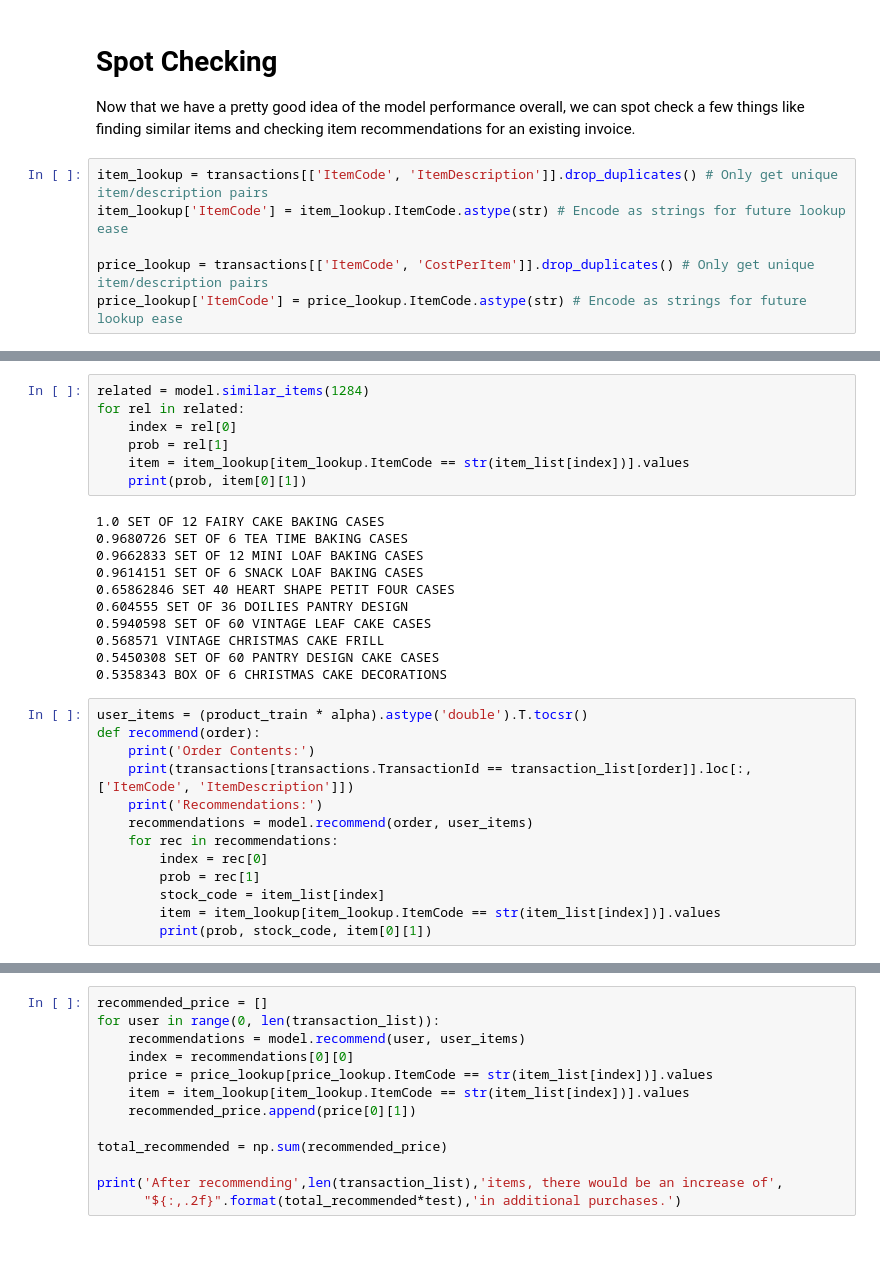
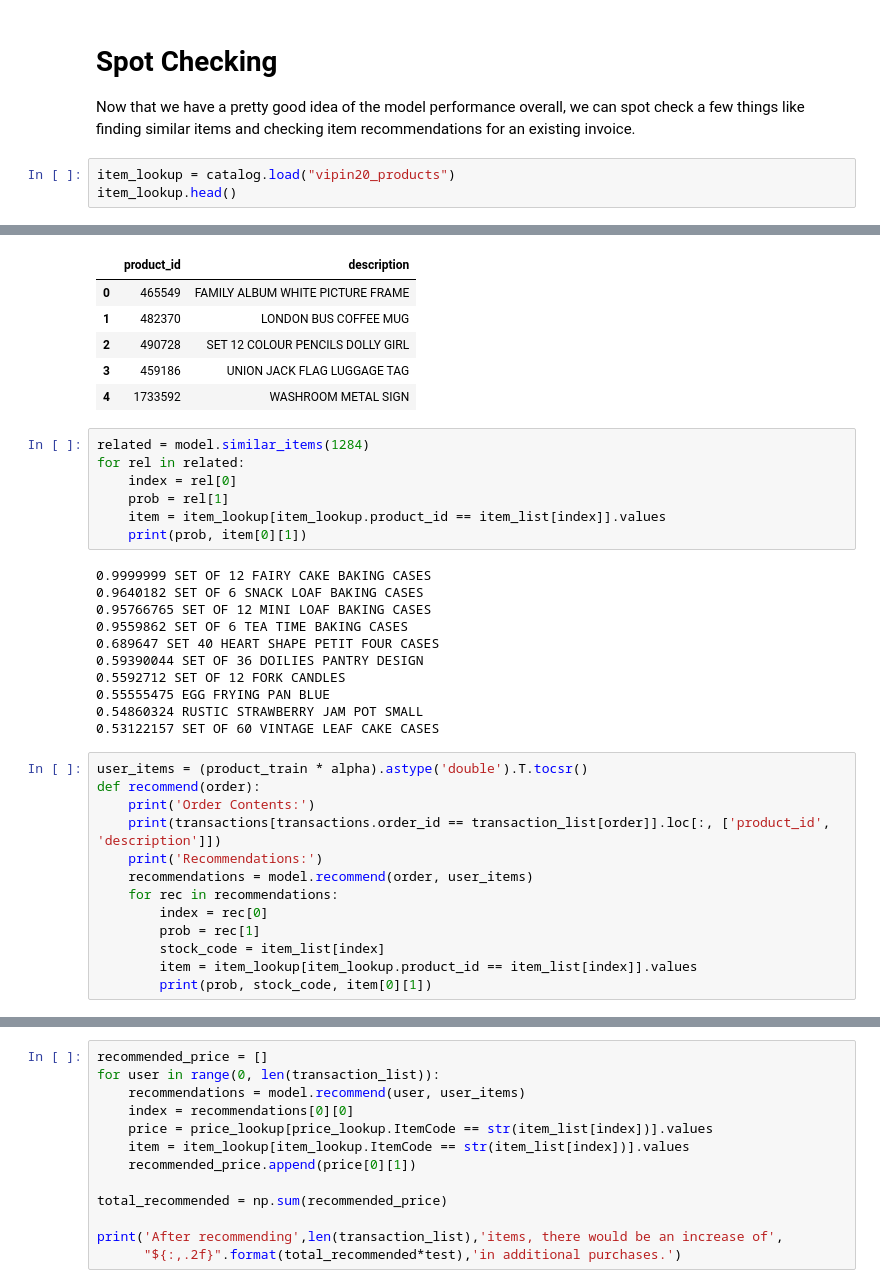
Before and after one commit to HSV-AI/product-recommendation, a Jupyter notebook: notebooks/vipin20-Implicit-Recommendation.ipynb, the cells around one changed output, grey strips where cells are left out. Drawn from its saved outputs; the diff is of its cells as text; blank space fills up the shorter version.

```diff
--- a/notebooks/vipin20-Implicit-Recommendation.ipynb
+++ b/notebooks/vipin20-Implicit-Recommendation.ipynb
@@ -124,9 +160,7 @@ Our model scored 0.8790581980962291 versus a score of 0.8038330946271777 if we a
 # Spot Checking
 
 Now that we have a pretty good idea of the model performance overall, we can spot check a few things like finding similar items and checking item recommendations for an existing invoice.
-# %%
-item_lookup = transactions[['ItemCode', 'ItemDescription']].drop_duplicates() # Only get unique item/description pairs
-item_lookup['ItemCode'] = item_lookup.ItemCode.astype(str) # Encode as strings for future lookup ease
-
-price_lookup = transactions[['ItemCode', 'CostPerItem']].drop_duplicates() # Only get unique item/description pairs
-price_lookup['ItemCode'] = price_lookup.ItemCode.astype(str) # Encode as strings for future lookup ease
+# %%
+item_lookup = catalog.load("vipin20_products")
+item_lookup.head()
+# %% [output]
@@ -133,33 +168,39 @@ price_lookup['ItemCode'] = price_lookup.ItemCode.astype(str) # Encode as strings
+|  | product_id | description |
+| 0 | 465549 | FAMILY ALBUM WHITE PICTURE FRAME |
+| 1 | 482370 | LONDON BUS COFFEE MUG |
+| 2 | 490728 | SET 12 COLOUR PENCILS DOLLY GIRL |
+| 3 | 459186 | UNION JACK FLAG LUGGAGE TAG |
+| 4 | 1733592 | WASHROOM METAL SIGN |
 # %%
 related = model.similar_items(1284)
 for rel in related:
     index = rel[0]
     prob = rel[1]
-    item = item_lookup[item_lookup.ItemCode == str(item_list[index])].values
+    item = item_lookup[item_lookup.product_id == item_list[index]].values
     print(prob, item[0][1])
 # %% [output]
-1.0 SET OF 12 FAIRY CAKE BAKING CASES
-0.9680726 SET OF 6 TEA TIME BAKING CASES
-0.9662833 SET OF 12 MINI LOAF BAKING CASES
-0.9614151 SET OF 6 SNACK LOAF BAKING CASES
-0.65862846 SET 40 HEART SHAPE PETIT FOUR CASES
-0.604555 SET OF 36 DOILIES PANTRY DESIGN
-0.5940598 SET OF 60 VINTAGE LEAF CAKE CASES
-0.568571 VINTAGE CHRISTMAS CAKE FRILL
-0.5450308 SET OF 60 PANTRY DESIGN CAKE CASES
-0.5358343 BOX OF 6 CHRISTMAS CAKE DECORATIONS
+0.9999999 SET OF 12 FAIRY CAKE BAKING CASES
+0.9640182 SET OF 6 SNACK LOAF BAKING CASES
+0.95766765 SET OF 12 MINI LOAF BAKING CASES
+0.9559862 SET OF 6 TEA TIME BAKING CASES
+0.689647 SET 40 HEART SHAPE PETIT FOUR CASES
+0.59390044 SET OF 36 DOILIES PANTRY DESIGN
+0.5592712 SET OF 12 FORK CANDLES
+0.55555475 EGG FRYING PAN BLUE
+0.54860324 RUSTIC STRAWBERRY JAM POT SMALL
+0.53122157 SET OF 60 VINTAGE LEAF CAKE CASES
 # %%
 user_items = (product_train * alpha).astype('double').T.tocsr()
 def recommend(order):
     print('Order Contents:')
-    print(transactions[transactions.TransactionId == transaction_list[order]].loc[:, ['ItemCode', 'ItemDescription']])
+    print(transactions[transactions.order_id == transaction_list[order]].loc[:, ['product_id', 'description']])
     print('Recommendations:')
     recommendations = model.recommend(order, user_items)
     for rec in recommendations:
         index = rec[0]
         prob = rec[1]
         stock_code = item_list[index]
-        item = item_lookup[item_lookup.ItemCode == str(item_list[index])].values
+        item = item_lookup[item_lookup.product_id == item_list[index]].values
         print(prob, stock_code, item[0][1])
 # %%
 recommend(1)
```
Also changed, not shown: parts of 12 cells of this notebook, 7 other files.
